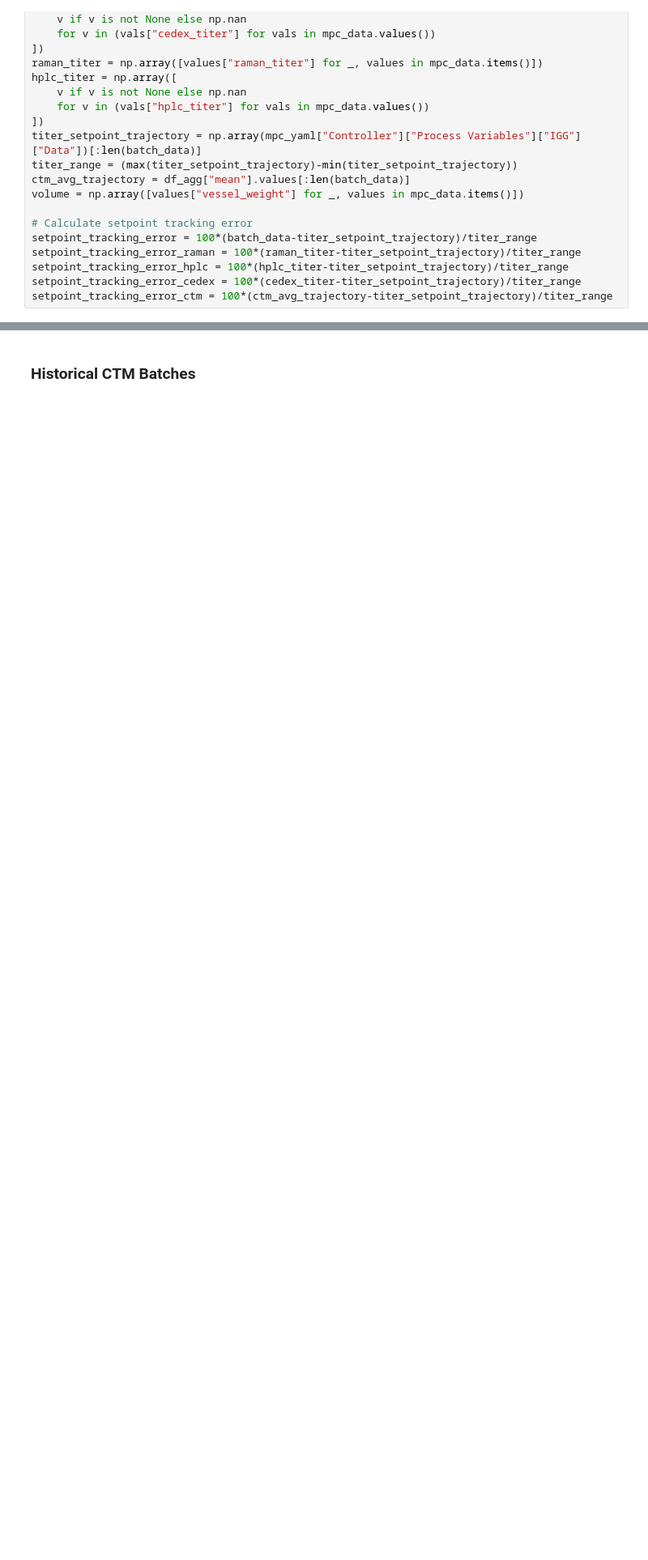
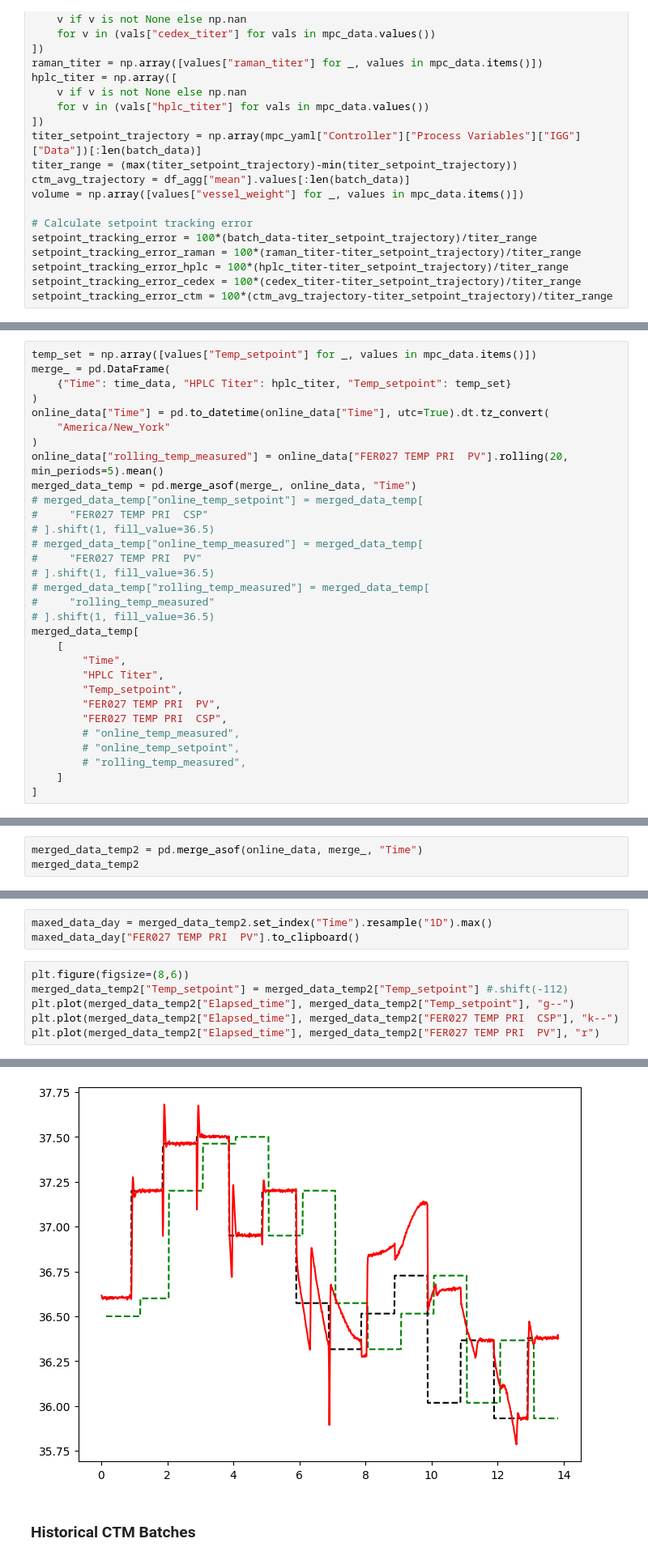
Before and after one commit to zhatz111/state-space-mpc, a Jupyter notebook: data/SAM-1000L-B7H4-experiment/graphs.ipynb, the cells around one changed output, grey strips where cells are left out. Shown at 81% size. Cells and saved outputs as stored; diff of their text form; blank space fills up the shorter version.

```diff
--- a/data/SAM-1000L-B7H4-experiment/graphs.ipynb
+++ b/data/SAM-1000L-B7H4-experiment/graphs.ipynb
@@ -245,0 +303,31 @@ setpoint_tracking_error_ctm = 100*(ctm_avg_trajectory-titer_setpoint_trajectory)
+# %%
+temp_set = np.array([values["Temp_setpoint"] for _, values in mpc_data.items()])
+merge_ = pd.DataFrame(
+    {"Time": time_data, "HPLC Titer": hplc_titer, "Temp_setpoint": temp_set}
+)
+online_data["Time"] = pd.to_datetime(online_data["Time"], utc=True).dt.tz_convert(
+    "America/New_York"
+)
+online_data["rolling_temp_measured"] = online_data["FER027 TEMP PRI  PV"].rolling(20, min_periods=5).mean()
+merged_data_temp = pd.merge_asof(merge_, online_data, "Time")
+# merged_data_temp["online_temp_setpoint"] = merged_data_temp[
+#     "FER027 TEMP PRI  CSP"
+# ].shift(1, fill_value=36.5)
+# merged_data_temp["online_temp_measured"] = merged_data_temp[
+#     "FER027 TEMP PRI  PV"
+# ].shift(1, fill_value=36.5)
+# merged_data_temp["rolling_temp_measured"] = merged_data_temp[
+#     "rolling_temp_measured"
+# ].shift(1, fill_value=36.5)
+merged_data_temp[
+    [
+        "Time",
+        "HPLC Titer",
+        "Temp_setpoint",
+        "FER027 TEMP PRI  PV",
+        "FER027 TEMP PRI  CSP",
+        # "online_temp_measured",
+        # "online_temp_setpoint",
+        # "rolling_temp_measured",
+    ]
+]
@@ -245,0 +351,3 @@ setpoint_tracking_error_ctm = 100*(ctm_avg_trajectory-titer_setpoint_trajectory)
+# %%
+merged_data_temp2 = pd.merge_asof(online_data, merge_, "Time")
+merged_data_temp2
@@ -245,0 +368,10 @@ setpoint_tracking_error_ctm = 100*(ctm_avg_trajectory-titer_setpoint_trajectory)
+# %%
+maxed_data_day = merged_data_temp2.set_index("Time").resample("1D").max()
+maxed_data_day["FER027 TEMP PRI  PV"].to_clipboard()
+# %%
+plt.figure(figsize=(8,6))
+merged_data_temp2["Temp_setpoint"] = merged_data_temp2["Temp_setpoint"] #.shift(-112)
+plt.plot(merged_data_temp2["Elapsed_time"], merged_data_temp2["Temp_setpoint"], "g--")
+plt.plot(merged_data_temp2["Elapsed_time"], merged_data_temp2["FER027 TEMP PRI  CSP"], "k--")
+plt.plot(merged_data_temp2["Elapsed_time"], merged_data_temp2["FER027 TEMP PRI  PV"], "r")
+# %% [output]
@@ -246,3 +379,4 @@ setpoint_tracking_error_ctm = 100*(ctm_avg_trajectory-titer_setpoint_trajectory)
+[figure, added]
 # %% [markdown]
 ### Historical CTM Batches
 # %%
```
Also changed, not shown: parts of 12 cells of this notebook, 38 other files.
